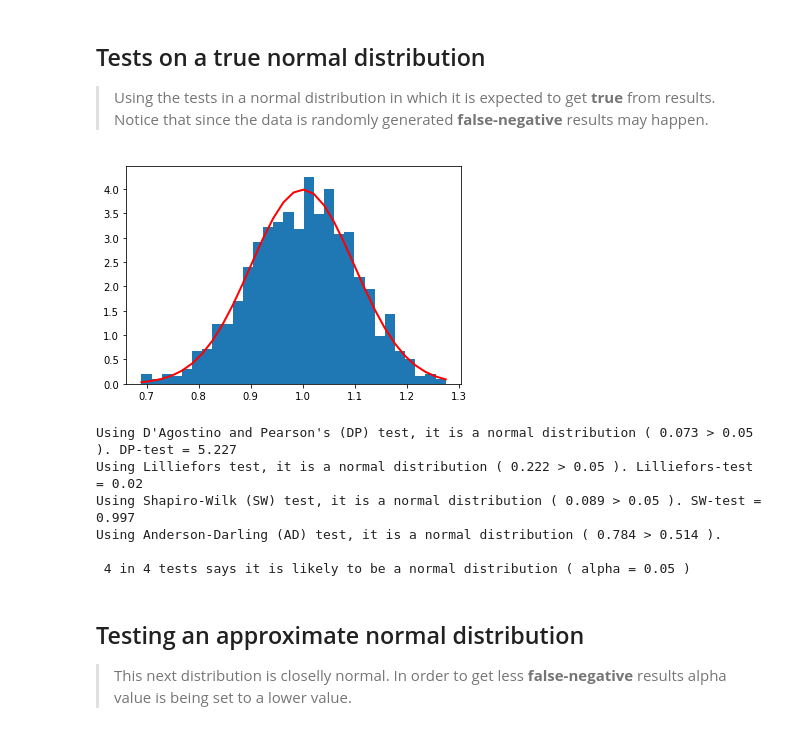
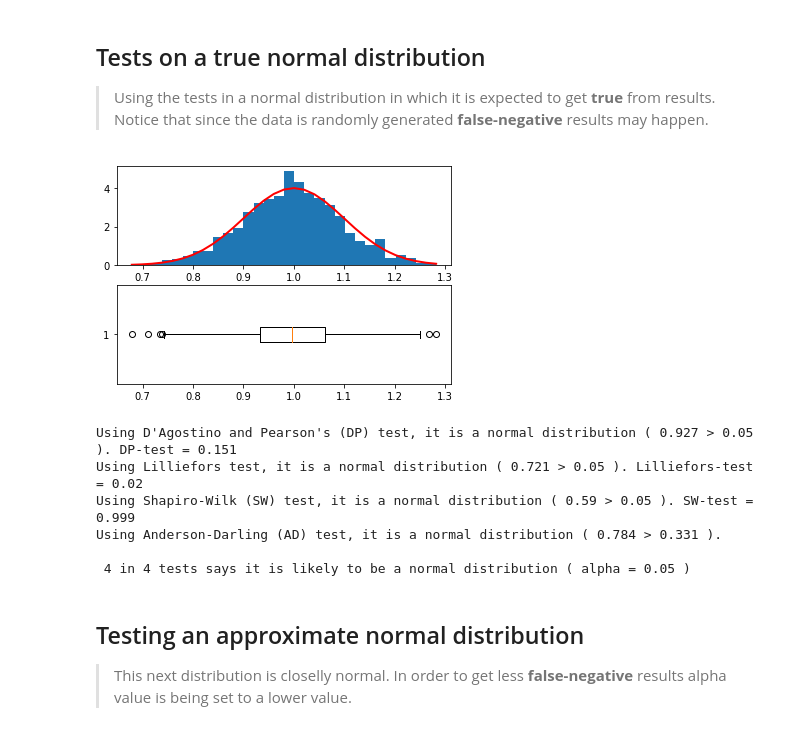
Before and after one commit to cleberjamaral/fastpages, a Jupyter notebook: _notebooks/2020-11-04-normal-distribution-tests.ipynb, the cells around one changed output. Drawn from its saved outputs; the diff is of its cells as text; code cells hidden in the pictures.

```diff
--- a/_notebooks/2020-11-04-normal-distribution-tests.ipynb
+++ b/_notebooks/2020-11-04-normal-distribution-tests.ipynb
@@ -62,27 +62,32 @@ def ad(data,alpha):
 # %%
 #hide_input
 from scipy.stats import norm
 import numpy as np
 mu, sigma = 1, 0.1 # mean and standard deviation
 data = np.random.normal(mu, sigma, 1000)
+
 import matplotlib.pyplot as plt
+plt.figure(1)
+plt.subplot(211)
 count, bins, ignored = plt.hist(data, density=True, bins=30)
 plt.plot(bins, 1/(sigma * np.sqrt(2 * np.pi)) * np.exp( - (bins - mu)**2 / (2 * sigma**2) ), linewidth=2, color='r')
+plt.subplot(212)
+plt.boxplot(data, vert=False)
 plt.show()
 
 alpha = 0.05
 tests = []
 tests.append(dp(data,alpha))
 tests.append(l(data,alpha))
 tests.append(sw(data,alpha))
 tests.append(ad(data,alpha))
 print("\n",tests.count(True),"in",len(tests),"tests says it is likely to be a normal distribution ( alpha =",alpha,")")
 # %% [output]
-[figure, old version]
+[figure, new version]
-Using D'Agostino and Pearson's (DP) test, it is a normal distribution ( 0.073 > 0.05 ). DP-test = 5.227
-Using Lilliefors test, it is a normal distribution ( 0.222 > 0.05 ). Lilliefors-test = 0.02
-Using Shapiro-Wilk (SW) test, it is a normal distribution ( 0.089 > 0.05 ). SW-test = 0.997
-Using Anderson-Darling (AD) test, it is a normal distribution ( 0.784 > 0.514 ).
+Using D'Agostino and Pearson's (DP) test, it is a normal distribution ( 0.927 > 0.05 ). DP-test = 0.151
+Using Lilliefors test, it is a normal distribution ( 0.721 > 0.05 ). Lilliefors-test = 0.02
+Using Shapiro-Wilk (SW) test, it is a normal distribution ( 0.59 > 0.05 ). SW-test = 0.999
+Using Anderson-Darling (AD) test, it is a normal distribution ( 0.784 > 0.331 ).
 
  4 in 4 tests says it is likely to be a normal distribution ( alpha = 0.05 )
 # %% [markdown]
```
Also changed, not shown: parts of 3 cells of this notebook.
